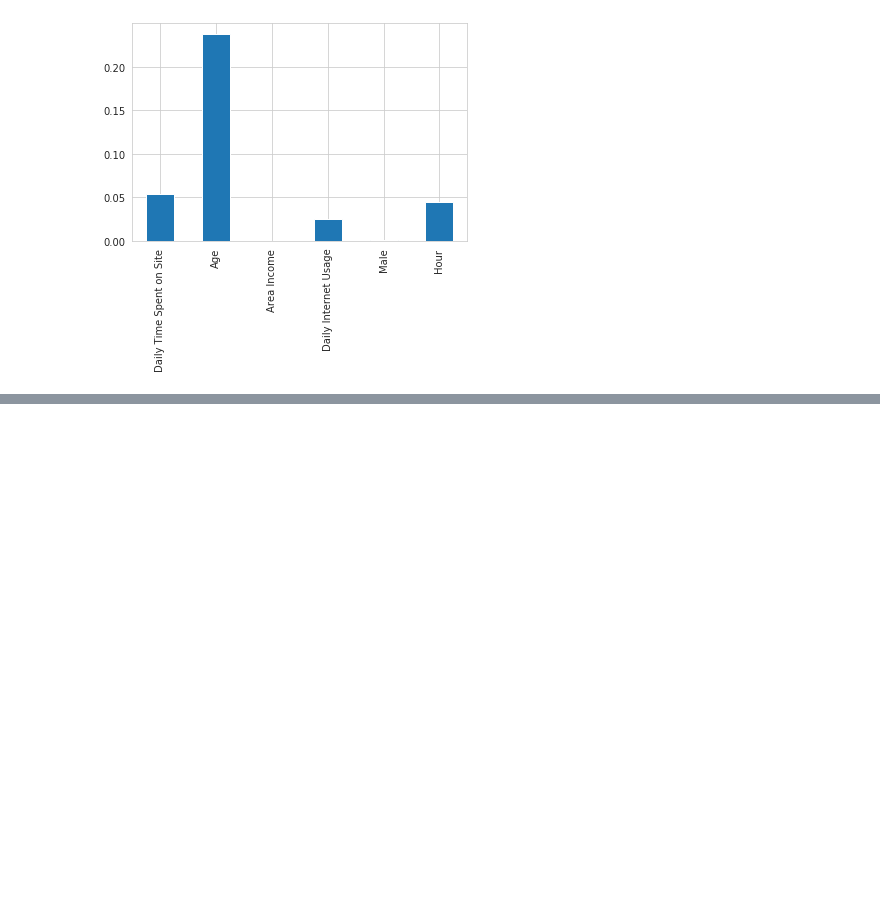
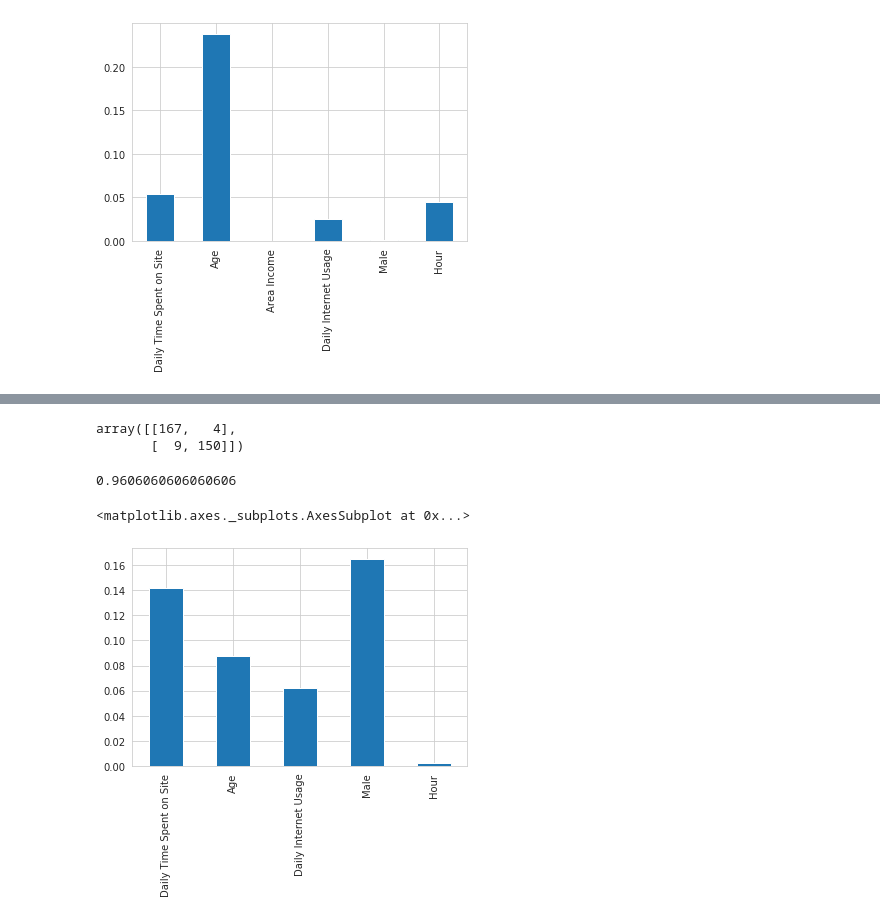
Before and after one commit to GkouskosV/Python-for-Data-Science-and-Machine-Learning-Bootcamp, a Jupyter notebook: Machine_Learning_Sections/Logistic_regression/Log_regression_advertisement_project.ipynb, the cells around one changed output, grey strips where cells are left out. Saved outputs shown, nothing was run; the diff lists cells and outputs as text; code cells hidden in the pictures; blank space fills up the shorter version.

Commit message:
Logistic Regression Continue #3 Final

```diff
--- a/Machine_Learning_Sections/Logistic_regression/Log_regression_advertisement_project.ipynb
+++ b/Machine_Learning_Sections/Logistic_regression/Log_regression_advertisement_project.ipynb
@@ -288,0 +295,6 @@ coefs_1['Coefs_1'].apply(lambda x: np.abs(x)).plot.bar()
+# %%
+X_train, X_test, y_train, y_test = train_test_split(X2, y, test_size=0.33, random_state=101)
+# %%
+logmodel_2 = LogisticRegression(max_iter=80)
+# %%
+logmodel_2.fit(X_train, y_train)
@@ -288,0 +320,16 @@ coefs_1['Coefs_1'].apply(lambda x: np.abs(x)).plot.bar()
+# %%
+confusion_matrix(y_test, predictions_2)
+# %% [output]
+array([[167,   4],
+       [  9, 150]])
+# %%
+logmodel_2.score(X_test, y_test)
+# %% [output]
+0.9606060606060606
+# %%
+coefs_2 = pd.DataFrame(logmodel_2.coef_[0], X2.columns, columns=['Coefs_2'])
+# %%
+coefs_2['Coefs_2'].apply(lambda x: np.abs(x)).plot.bar()
+# %% [output]
+<matplotlib.axes._subplots.AxesSubplot at 0x...>
+[figure, added]
```
Also changed, not shown: parts of 6 cells of this notebook.
